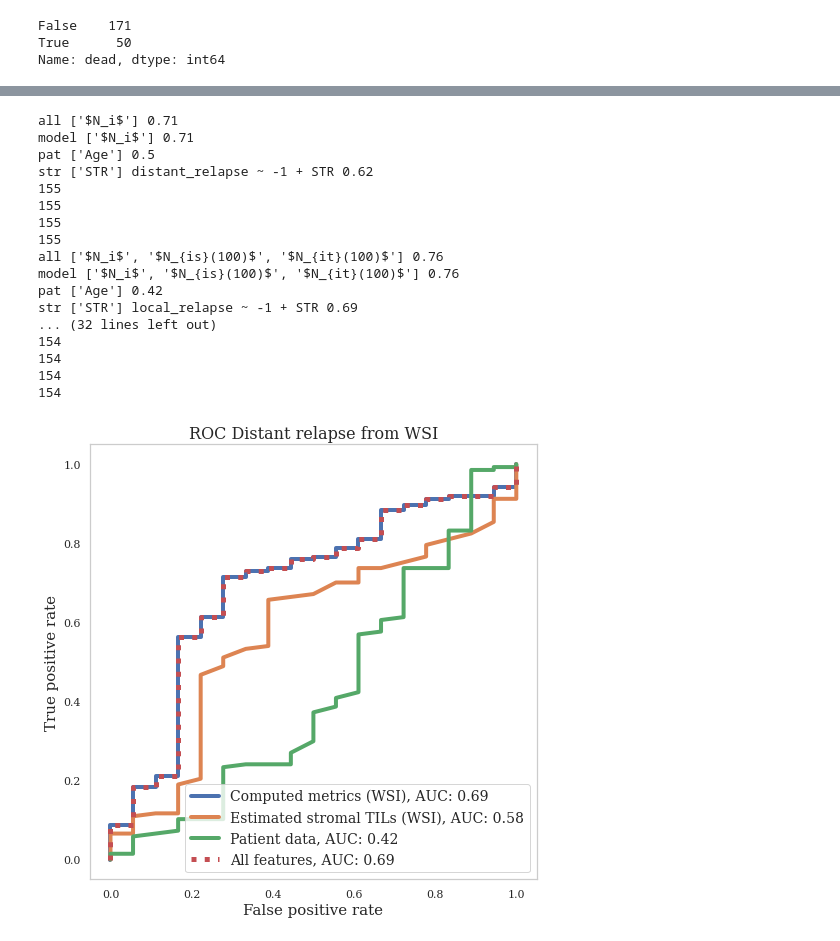
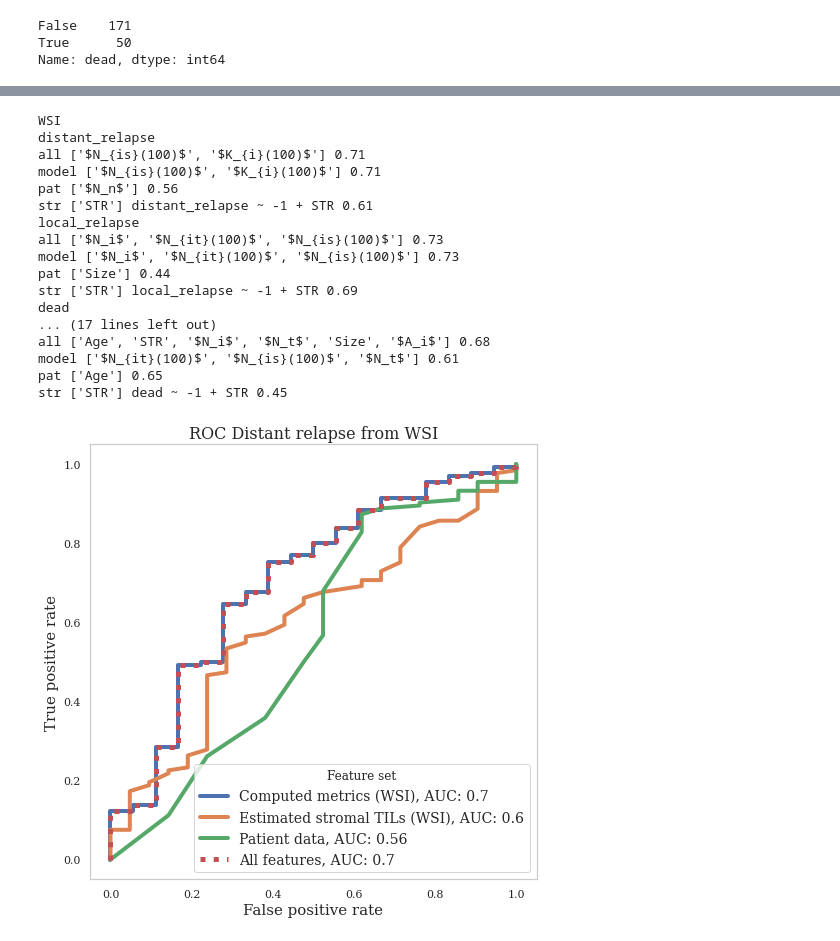
Before and after one commit to karvla/histosnet, a Jupyter notebook: notebooks/4. Investigating Survival.ipynb, the cells around one changed output, grey strips where cells are left out. Drawn from its saved outputs; the diff is of its cells as text; code cells hidden in the pictures.

```diff
--- a/notebooks/4. Investigating Survival.ipynb
+++ b/notebooks/4. Investigating Survival.ipynb
@@ -20,11 +20,15 @@ sns.set_style("whitegrid", {'axes.grid' : False})
 matplotlib.rcParams['font.family'] = "serif"
 # %%
 df_pat = pd.read_excel('../data/tnbc2/256_TNBC__F_LEION_till_arvid.xlsx')
-df_pat = df_pat.replace(-0.99, np.NaN)
-df_pat = df_pat.replace("N/D", np.NaN)
 
 df_pat["nodes"] = df_pat["Positive nodes"]
 df_pat["age"] = df_pat["Age at diagnosis"]
+df_pat["size"] = df_pat["Size (mm)"]
+
+df_pat = df_pat.replace(-0.99, np.NaN)
+df_pat = df_pat.replace("N/D", np.NaN)
+df_pat = df_pat.replace("x", np.NaN)
+#df_pat = df_pat[~df_pat["TILs helsnitt"].isna()]
 
 df_pat["treated"] = df_pat["Chemo (schema)"].apply(lambda x: x != "None")
 df_pat["relapse"] = df_pat["Relapse yes 1 no 0"].astype(np.bool)
@@ -201,18 +205,16 @@ def extract_features(path):
     df = pd.concat([df, df_tumor_k.add_prefix("tumor_")], axis=1)
     return df
 
-
 def merge_patient_data_wsi(df_wsi, df_pat):
     df_pat["STR"] = df_pat["TILs helsnitt"]
-    df_mean = df_wsi.groupby("image_id").mean().reset_index()
-    df_mean["TMAid"] = df_mean["image_id"].apply(pat_id_wsi)
-    df_all = pd.merge(df_pat, df_mean, how='inner', on=["TMAid"])
-    return df_all
+    df_wsi["TMAid"] = df_wsi["image_id"].apply(pat_id_wsi)
+    df_mean = df_wsi.groupby("TMAid").mean().reset_index()
+    df_all = pd.merge(df_pat, df_mean, how='left', on=["TMAid"])
+    return df_all.sort_values("TMAid")
 
 def merge_patient_data_tma(df_tma, df_pat):
     df_pat["STR"] = df_pat["TILs TMA"]
-    df_tma["TMA_id"] = df_tma["image_id"].apply(pat_id_tma)
-    df_mean = df_tma.groupby("TMA_id").mean().reset_index()
-    df_all = pd.merge(df_pat, df_mean, how='inner', on=["TMAid"])
-
-    return df_all
+    df_tma["TMAid"] = df_tma["image_id"].apply(pat_id_tma)
+    df_mean = df_tma.groupby("TMAid").mean().reset_index()
+    df_all = pd.merge(df_pat, df_mean, how='left', on=["TMAid"])
+    return df_all.sort_values("TMAid")
@@ -384,7 +388,7 @@ image_features = set([
     "s_tils_100",
 ])
 
-pat_features = set(['age', 'nodes'])
+pat_features = set(['age', 'nodes', "size"])
 all_features = image_features.union(pat_features)
 
 def label(feature):
@@ -698,12 +593,13 @@ def plot_roc(df, df_treated, img_type):
     plt.plot(fpr_all, tpr_all, label=f"All features, AUC: {r(auc_all)}", linewidth=5, linestyle=':')
     plt.ylabel("True positive rate", fontsize=15)
     plt.xlabel("False positive rate", fontsize=15)
-    plt.legend(fontsize=14, loc = "lower right")
+    plt.legend(fontsize=14, title = "Feature set", loc = "lower right")
 
 fig_options = {
    'bbox_inches' : 'tight'
 }
 IMAGE_TYPE = "WSI"
+print(IMAGE_TYPE)
 font_size_title = 16
 df = pd.read_pickle(f"./combinations_{IMAGE_TYPE}.pickle")
 df_treated = pd.read_pickle(f"./df_treated_{IMAGE_TYPE}.pickle")
@@ -711,59 +607,66 @@ df_treated = pd.read_pickle(f"./df_treated_{IMAGE_TYPE}.pickle")
 plt.figure(figsize=(8,8))
 plt.title(f"ROC Distant relapse from {IMAGE_TYPE}", fontsize=font_size_title)
 target = "distant_relapse"
+print(target)
 plot_roc(df[df["target"] == target], df_treated, IMAGE_TYPE)
 plt.savefig(f"../docs/roc_{IMAGE_TYPE}_{target}.svg", **fig_options)
 
 plt.figure(figsize=(8,8))
 plt.title(f"ROC Local relapse from {IMAGE_TYPE}", fontsize=font_size_title)
 target = "local_relapse"
+print(target)
 plot_roc(df[df["target"] == target], df_treated, IMAGE_TYPE)
 plt.savefig(f"../docs/roc_{IMAGE_TYPE}_{target}.svg", **fig_options)
 
 plt.figure(figsize=(8,8))
 plt.title(f"ROC Fatality from {IMAGE_TYPE}", fontsize=font_size_title)
 target = "dead"
+print(target)
 plot_roc(df[df["target"] == target], df_treated, IMAGE_TYPE)
 plt.savefig(f"../docs/roc_{IMAGE_TYPE}_{target}.svg", **fig_options)
 
 IMAGE_TYPE = "TMA"
+print("\n" + IMAGE_TYPE)
 font_size_title = 16
+print(target)
 df = pd.read_pickle(f"./combinations_{IMAGE_TYPE}.pickle")
 df_treated = pd.read_pickle(f"./df_treated_{IMAGE_TYPE}.pickle")
 
 plt.figure(figsize=(8,8))
 plt.title(f"ROC Distant relapse from {IMAGE_TYPE}", fontsize=font_size_title)
 target = "distant_relapse"
+print(target)
 plot_roc(df[df["target"] == target], df_treated, IMAGE_TYPE)
 plt.savefig(f"../docs/roc_{IMAGE_TYPE}_{target}.svg", **fig_options)
 
 plt.figure(figsize=(8,8))
 plt.title(f"ROC Local relapse from {IMAGE_TYPE}", fontsize=font_size_title)
 target = "local_relapse"
+print(target)
 plot_roc(df[df["target"] == target], df_treated, IMAGE_TYPE)
 plt.savefig(f"../docs/roc_{IMAGE_TYPE}_{target}.svg", **fig_options)
 
 plt.figure(figsize=(8,8))
-plt.title(f"ROC Fatality from {IMAGE_TYPE}", fontsize=font_size_title)
+plt.title(f"ROC Mortality from {IMAGE_TYPE}", fontsize=font_size_title)
 target = "dead"
 plot_roc(df[df["target"] == target], df_treated, IMAGE_TYPE)
 plt.savefig(f"../docs/roc_{IMAGE_TYPE}_{target}.svg", **fig_options)
 # %% [output]
-all ['$N_i$'] 0.71
-model ['$N_i$'] 0.71
-pat ['Age'] 0.5
-str ['STR'] distant_relapse ~ -1 + STR 0.62
-155
-155
-155
-155
-all ['$N_i$', '$N_{is}(100)$', '$N_{it}(100)$'] 0.76
-model ['$N_i$', '$N_{is}(100)$', '$N_{it}(100)$'] 0.76
-pat ['Age'] 0.42
+WSI
+distant_relapse
+all ['$N_{is}(100)$', '$K_{i}(100)$'] 0.71
+model ['$N_{is}(100)$', '$K_{i}(100)$'] 0.71
+pat ['$N_n$'] 0.56
+str ['STR'] distant_relapse ~ -1 + STR 0.61
+local_relapse
+all ['$N_i$', '$N_{it}(100)$', '$N_{is}(100)$'] 0.73
+model ['$N_i$', '$N_{it}(100)$', '$N_{is}(100)$'] 0.73
+pat ['Size'] 0.44
 str ['STR'] local_relapse ~ -1 + STR 0.69
-... (32 lines left out)
-154
-154
-154
-154
+dead
+... (17 lines left out)
+all ['Age', 'STR', '$N_i$', '$N_t$', 'Size', '$A_i$'] 0.68
+model ['$N_{it}(100)$', '$N_{is}(100)$', '$N_t$'] 0.61
+pat ['Age'] 0.65
+str ['STR'] dead ~ -1 + STR 0.45
-[figure, old version]
+[figure, new version]
```
Also changed, not shown: parts of 12 cells of this notebook.
